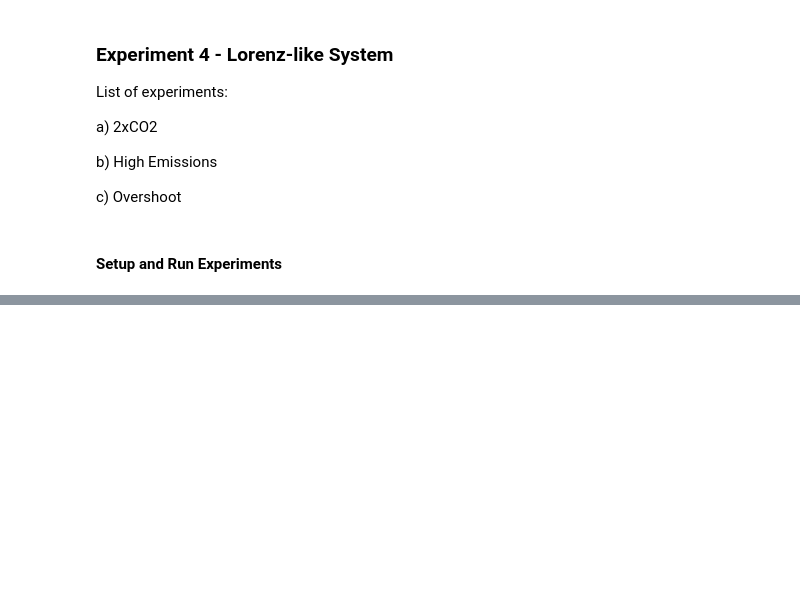
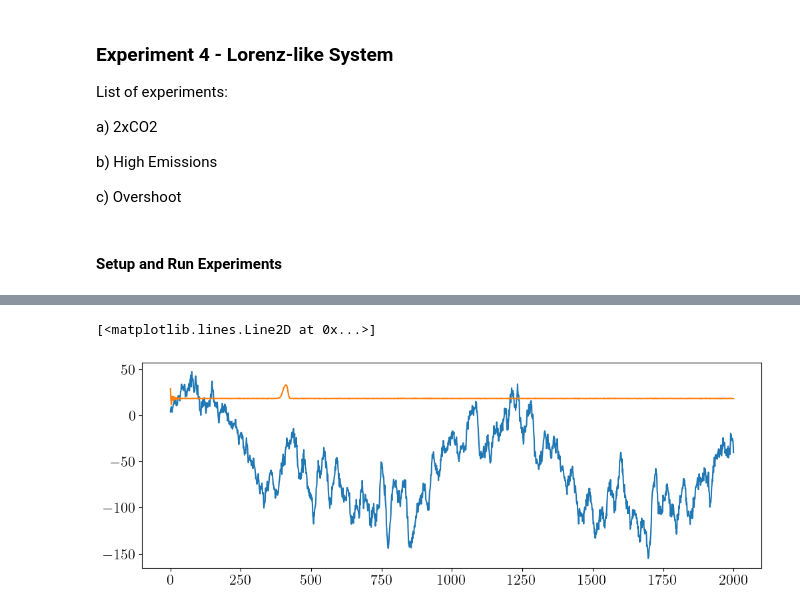
Before and after one commit to cbwomack/SCM_Emulators, a Jupyter notebook: exp4_lorenz.ipynb, the cells around one changed output, grey strips where cells are left out. Drawn from its saved outputs; the diff is of its cells as text; code cells hidden in the pictures; blank space fills up the shorter version.

```diff
--- a/exp4_lorenz.ipynb
+++ b/exp4_lorenz.ipynb
@@ -55,26 +51,0 @@ for i, exp in enumerate(experiments):
-# %%
-if N < 50:
-  n_snap = 1
-
-# Initial conditions
-rho = calc_rho(0, omega, exp)
-x0 = (rho - 1) * np.ones(N)
-y0 = 2.0 * np.random.rand(N) - 1.0
-z0 = 2.0 * np.random.rand(N) - 1.0
-
-# Combine x,y,z into one array of shape (N, 3)
-xv = np.column_stack([x0, y0, z0])
-
-# Pre-allocate arrays for storage
-nt = int(tmax / dt) + 1
-xs   = np.zeros(nt)         # mean of x-component
-xr   = np.zeros((n_snap, nt))   # snapshot of first 50 x-values
-xm   = np.zeros((3, nt))    # max of each column in xv
-xstd = np.zeros(nt)         # std of x-component
-
-# Fill initial values
-j = 0
-xs[j]   = np.mean(xv[:, 0])
-xr[:, j] = xv[:n_snap, 0]
-xm[:, j] = np.max(xv, axis=0)
-xstd[j]  = np.std(xv[:, 0])
@@ -85,0 +64,8 @@ plt.plot(t_vec,xs)
+# %%
+response = emulator_utils.emulate_response(rho['Overshoot'], G_FDT, dt)
+# %%
+plt.plot(response)
+plt.plot(z_mean['Overshoot'])
+# %% [output]
+[<matplotlib.lines.Line2D at 0x...>]
+[figure, added]
```
Also changed, not shown: parts of 16 cells of this notebook, 50 other files.
